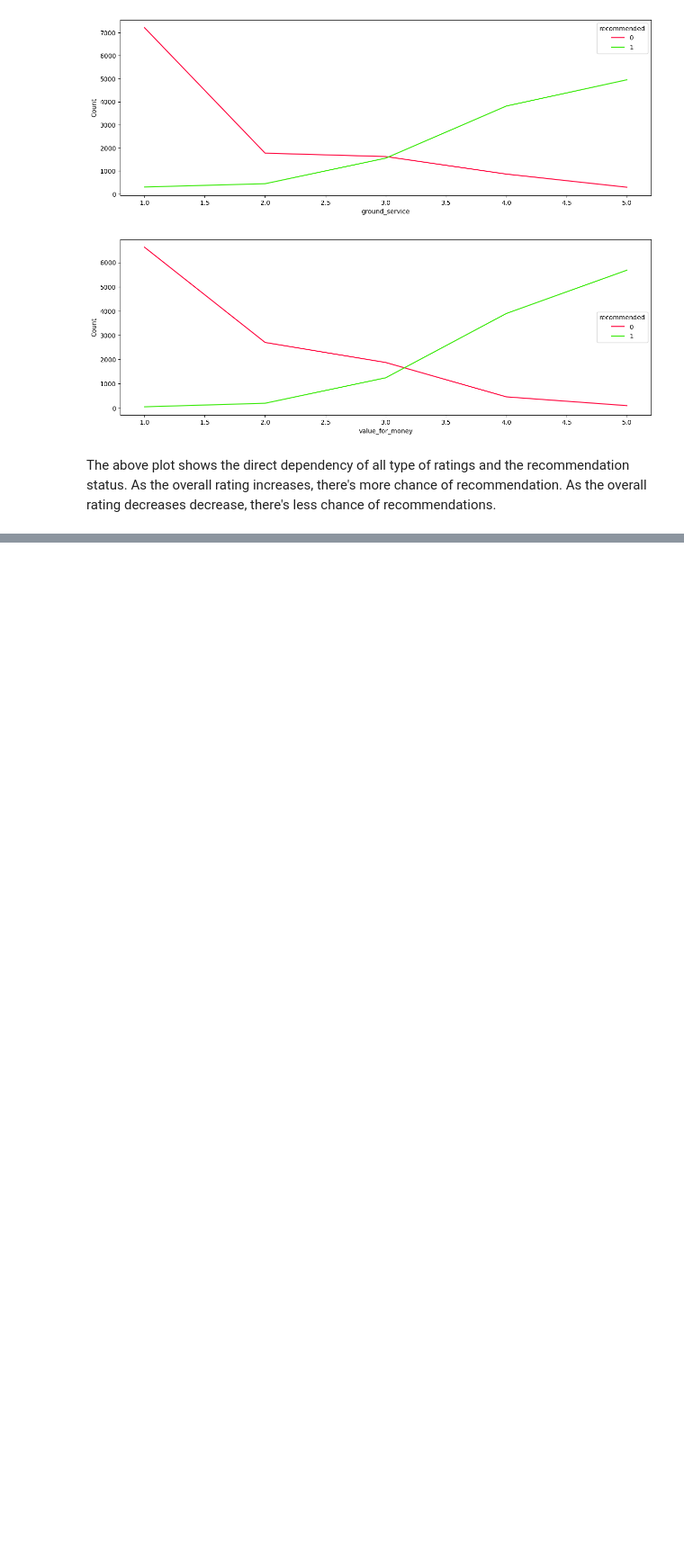
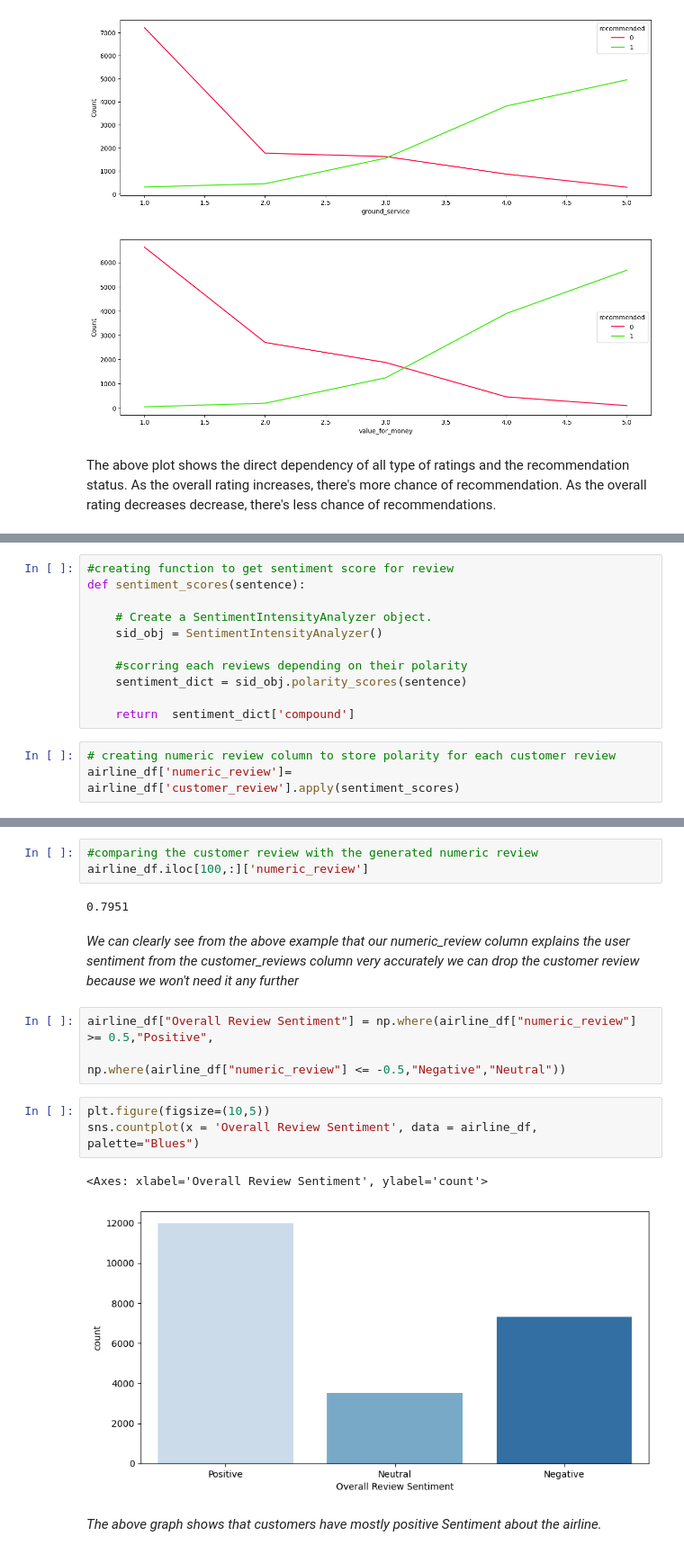
Before and after one commit to VHP2305/Classification-Capstone, a Jupyter notebook: Airline_Passenger_referral_prediction.ipynb, the cells around one changed output, grey strips where cells are left out. Shown at 90% size. Saved outputs shown, nothing was run; the diff lists cells and outputs as text; blank space fills up the shorter version.

Commit message:
Apply NLP on customer review to find sentiment score whether it's positive or negative

```diff
--- a/Airline_Passenger_referral_prediction.ipynb
+++ b/Airline_Passenger_referral_prediction.ipynb
@@ -648,0 +668,14 @@ The above plot shows the direct dependency of all type of ratings and the recomm
+# %%
+#creating function to get sentiment score for review
+def sentiment_scores(sentence):
+
+    # Create a SentimentIntensityAnalyzer object.
+    sid_obj = SentimentIntensityAnalyzer()
+
+    #scorring each reviews depending on their polarity
+    sentiment_dict = sid_obj.polarity_scores(sentence)
+
+    return  sentiment_dict['compound']
+# %%
+# creating numeric review column to store polarity for each customer review
+airline_df['numeric_review']= airline_df['customer_review'].apply(sentiment_scores)
@@ -648,0 +697,18 @@ The above plot shows the direct dependency of all type of ratings and the recomm
+# %%
+#comparing the customer review with the generated numeric review
+airline_df.iloc[100,:]['numeric_review']
+# %% [output]
+0.7951
+# %% [markdown]
+*We can clearly see from the above example that our numeric_review column explains the user sentiment from the customer_reviews column very accurately we can drop the customer review because we won't need it any further*
+# %%
+airline_df["Overall Review Sentiment"] = np.where(airline_df["numeric_review"] >= 0.5,"Positive",
+                                                       np.where(airline_df["numeric_review"] <= -0.5,"Negative","Neutral"))
+# %%
+plt.figure(figsize=(10,5))
+sns.countplot(x = 'Overall Review Sentiment', data = airline_df, palette="Blues")
+# %% [output]
+<Axes: xlabel='Overall Review Sentiment', ylabel='count'>
+[figure, added]
+# %% [markdown]
+*The above graph shows that customers have mostly positive Sentiment about the airline.*
```
Also changed, not shown: parts of 6 cells of this notebook.
